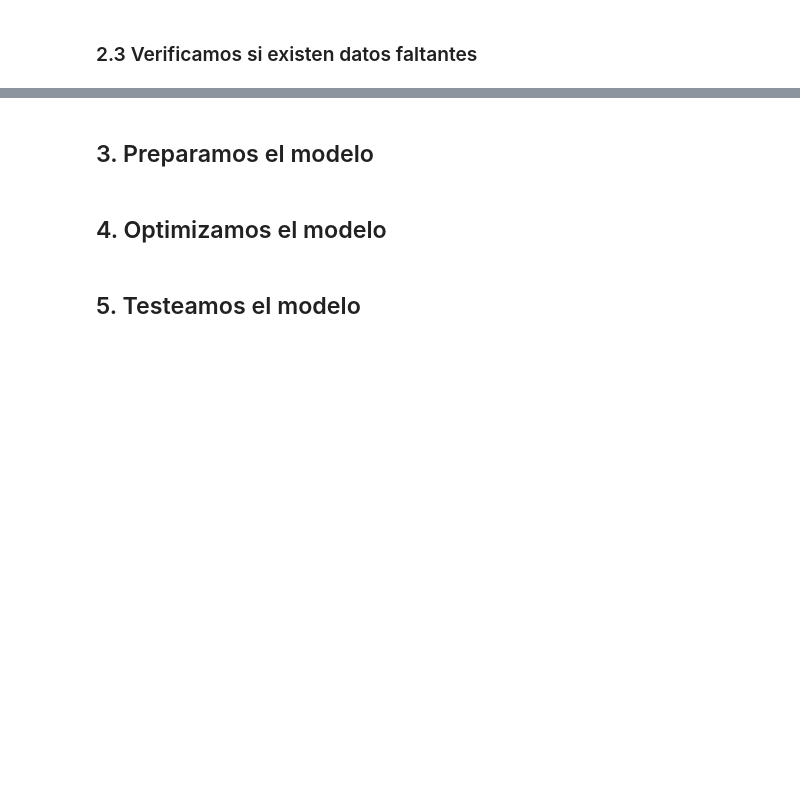
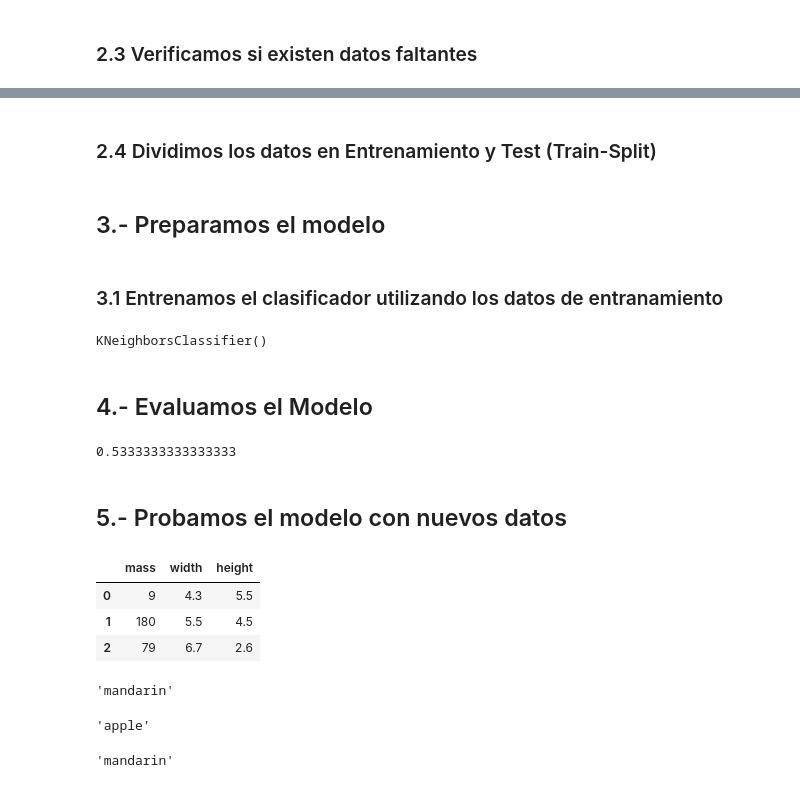
Before and after one commit to urvog/fruits-ml, a Jupyter notebook: Frutas_ML.ipynb, the cells around one changed output, grey strips where cells are left out. Cells and saved outputs as stored; diff of their text form; code cells hidden in the pictures; blank space fills up the shorter version.

```diff
--- a/Frutas_ML.ipynb
+++ b/Frutas_ML.ipynb
@@ -103 +107,3 @@ color_score      0
 dtype: int64
+# %% [markdown]
+### 2.4 Dividimos los datos en Entrenamiento y Test (Train-Split)
@@ -104,2 +117,2 @@ dtype: int64
 # %% [markdown]
-## 3. Preparamos el modelo
+## 3.- Preparamos el modelo
@@ -106,4 +123,28 @@ dtype: int64
+# %% [markdown]
+### 3.1 Entrenamos el clasificador utilizando los datos de entranamiento
+# %%
+knn.fit(X_train, y_train)
+# %% [output]
+KNeighborsClassifier()
 # %% [markdown]
-## 4. Optimizamos el modelo
+## 4.- Evaluamos el Modelo
+# %%
+knn.score(X_test, y_test)
+# %% [output]
+0.5333333333333333
 # %% [markdown]
-## 5. Testeamos el modelo
+## 5.- Probamos el modelo con nuevos datos
+# %%
+# first example: a small fruit with mass 20g, width 4.3 cm, height 5.5 cm
+
+new_data = {'mass': [9,180,79],
+            'width': [4.3,5.5,6.7],
+            'height': [5.5,4.5,2.6]}
+
+df_new = pd.DataFrame(new_data)
+df_new
+# %% [output]
+|  | mass | width | height |
+| 0 | 9 | 4.3 | 5.5 |
+| 1 | 180 | 5.5 | 4.5 |
+| 2 | 79 | 6.7 | 2.6 |
@@ -109,0 +153,12 @@ dtype: int64
+# %%
+lookup_fruit_name[fruit_prediction[0]]
+# %% [output]
+'mandarin'
+# %%
+lookup_fruit_name[fruit_prediction[1]]
+# %% [output]
+'apple'
+# %%
+lookup_fruit_name[fruit_prediction[2]]
+# %% [output]
+'mandarin'
```
Also changed, not shown: parts of 10 cells of this notebook.
